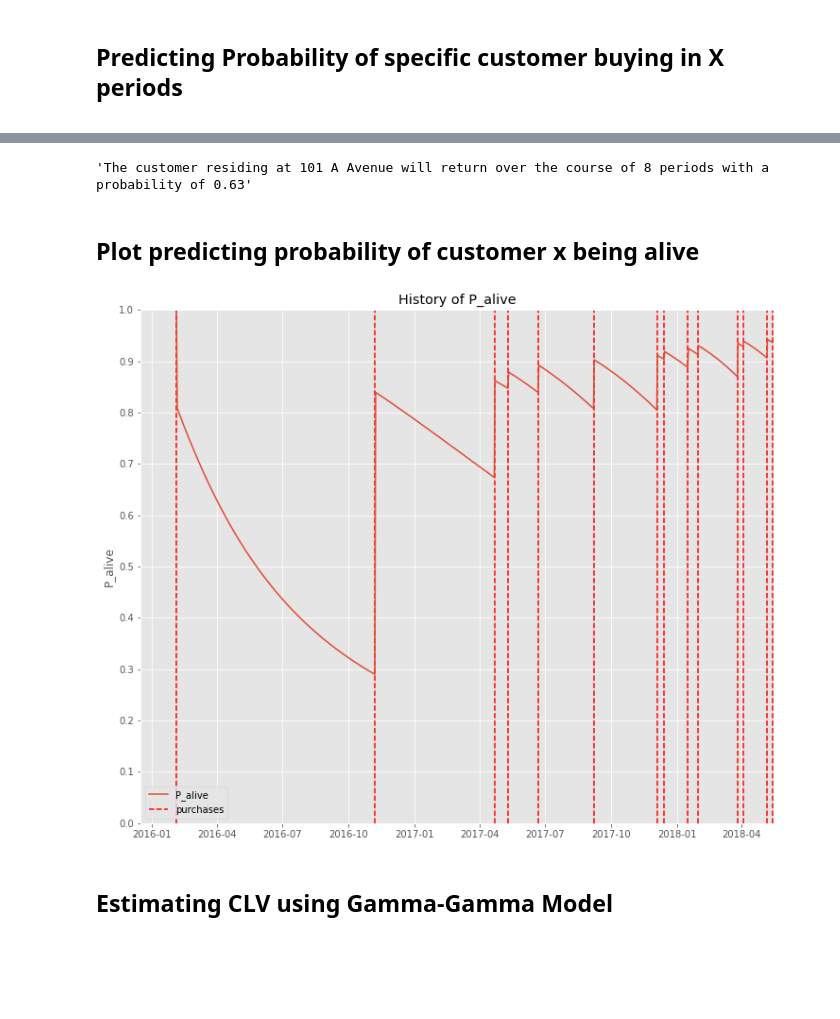
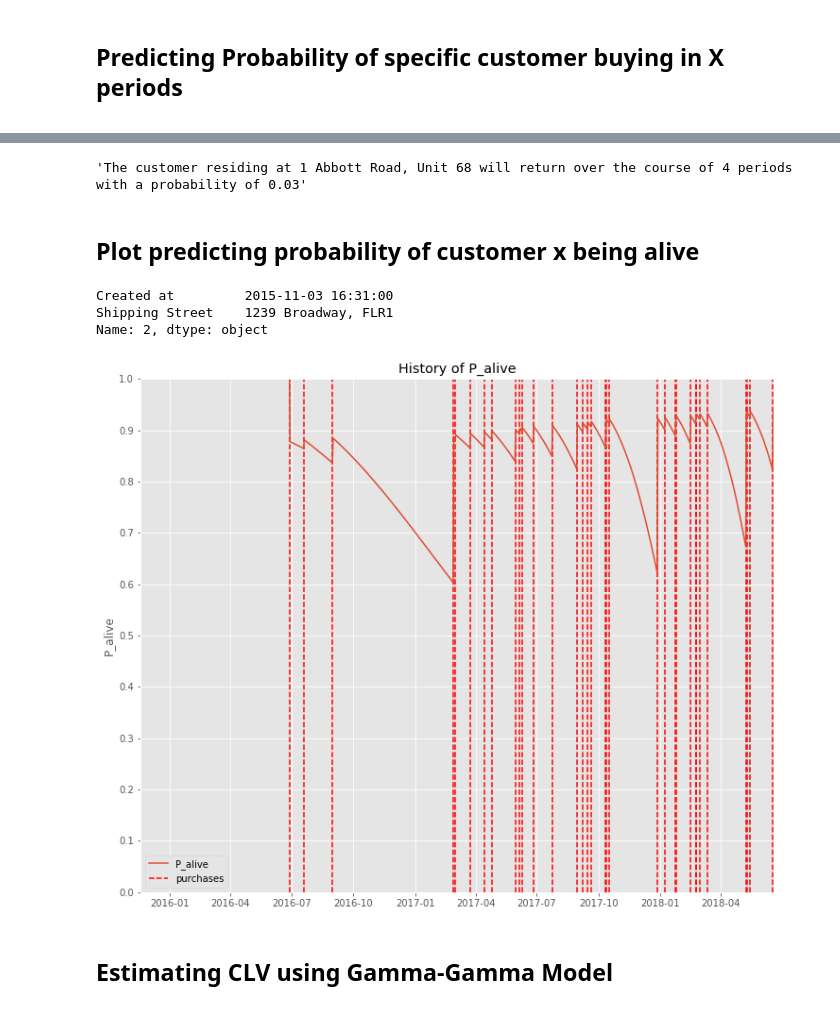
Before and after one commit to lksfr/NOSO, a Jupyter notebook: Lukas/CLVAnalysis.ipynb, the cells around one changed output, grey strips where cells are left out. Saved outputs shown, nothing was run; the diff lists cells and outputs as text; code cells hidden in the pictures; blank space fills up the shorter version.

```diff
--- a/Lukas/CLVAnalysis.ipynb
+++ b/Lukas/CLVAnalysis.ipynb
@@ -228,11 +228,17 @@ def customer_order_prob(periods=1, index=0):
     return('The customer residing at ' + individual_id + ' will return over the course of ' + str(periods) + ' periods with a probability of {:.2f}'.format(probability))
 # %%
 #sample request
-customer_order_prob(8, 39)
+customer_order_prob(4, 2)
 # %% [output]
-'The customer residing at 101 A Avenue will return over the course of 8 periods with a probability of 0.63'
+'The customer residing at 1 Abbott Road, Unit 68 will return over the course of 4 periods with a probability of 0.03'
 # %% [markdown]
 ## Plot predicting probability of customer x being alive
+# %%
+df2.iloc[2]
+# %% [output]
+Created at         2015-11-03 16:31:00
+Shipping Street    1239 Broadway, FLR1
+Name: 2, dtype: object
 # %%
 def alive_plotter(address, min_months_alive=5):
     from lifetimes.plotting import plot_history_alive
@@ -242,16 +248,15 @@ def alive_plotter(address, min_months_alive=5):
 
   #  individual_id = summary2.iloc[index].id
 
-    id_ = df2.iloc[2]
     months_since_birth = 5
     sp_trans = df2.loc[df2['Shipping Street'] == address]
     plt.figure(figsize=(12,10))
     plot_history_alive(bgf, months_since_birth, sp_trans, 'Created at')
 # %%
 #address id equivalent here - put in any address/id to display graph
-alive_plotter('10 High ridge Rd')
+alive_plotter('1600 Division Road')
 # %% [output]
-[figure, old version]
+[figure, new version]
 # %% [markdown]
 ## Estimating CLV using Gamma-Gamma Model
 <a id='exp'></a>
```
Also changed, not shown: parts of 4 cells of this notebook, 13 other files.
